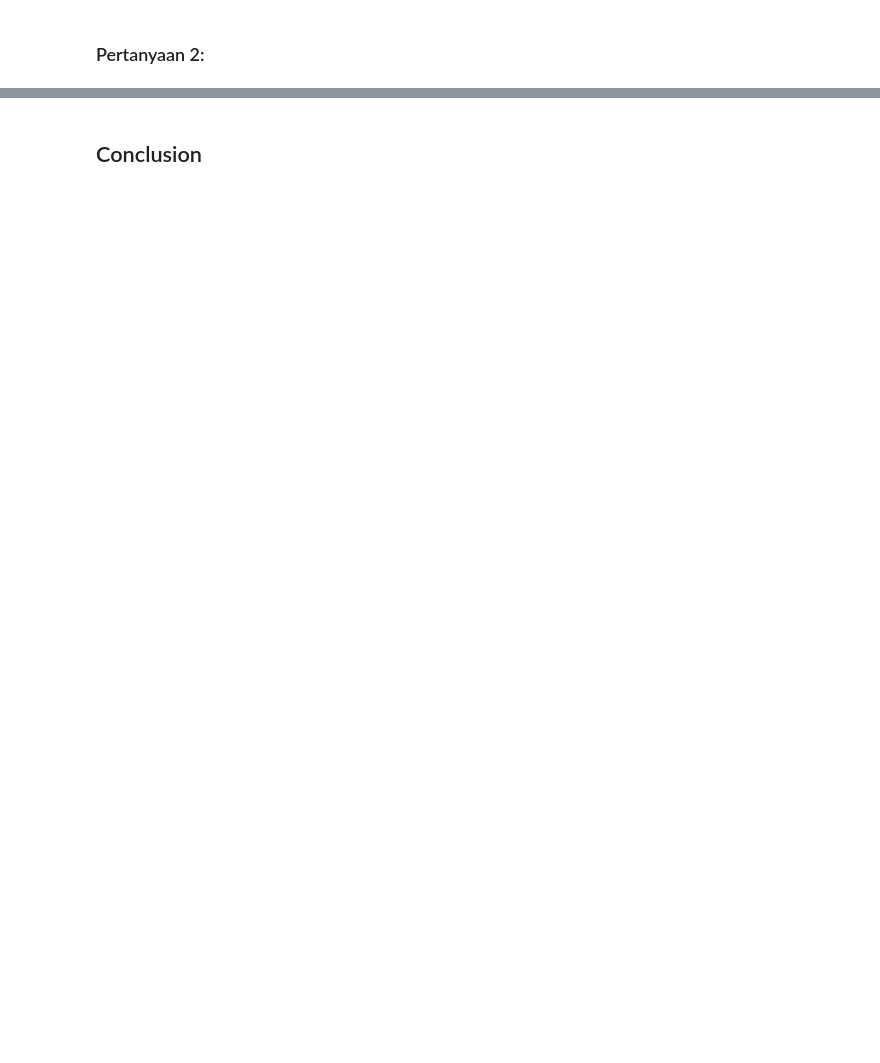
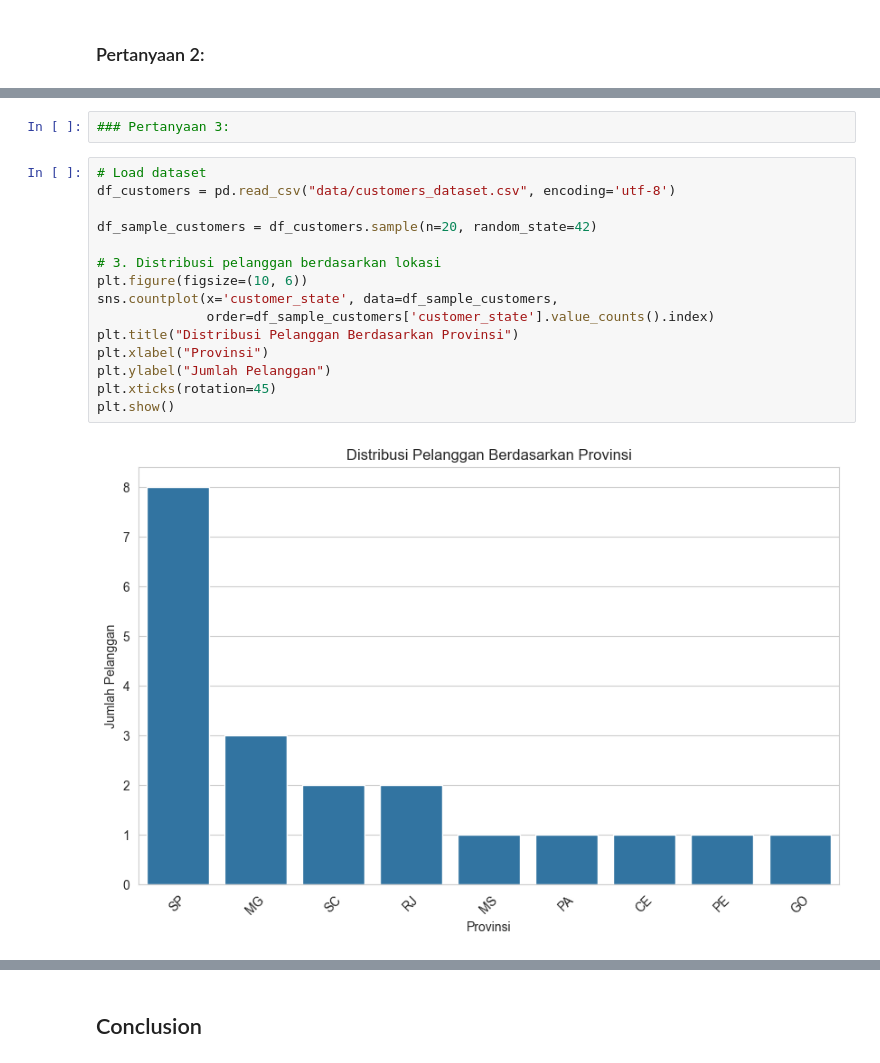
Before and after one commit to Ganiramadhan/data-analyst, a Jupyter notebook: notebook.ipynb, the cells around one changed output, grey strips where cells are left out. Cells and saved outputs as stored; diff of their text form; blank space fills up the shorter version.

```diff
--- a/notebook.ipynb
+++ b/notebook.ipynb
@@ -89,0 +190,19 @@ plt.show()
+# %%
+### Pertanyaan 3:
+# %%
+# Load dataset
+df_customers = pd.read_csv("data/customers_dataset.csv", encoding='utf-8')
+
+df_sample_customers = df_customers.sample(n=20, random_state=42)
+
+# 3. Distribusi pelanggan berdasarkan lokasi
+plt.figure(figsize=(10, 6))
+sns.countplot(x='customer_state', data=df_sample_customers,
+              order=df_sample_customers['customer_state'].value_counts().index)
+plt.title("Distribusi Pelanggan Berdasarkan Provinsi")
+plt.xlabel("Provinsi")
+plt.ylabel("Jumlah Pelanggan")
+plt.xticks(rotation=45)
+plt.show()
+# %% [output]
+[figure, added]
```
Also changed, not shown: parts of 30 cells of this notebook, 7 other files.
